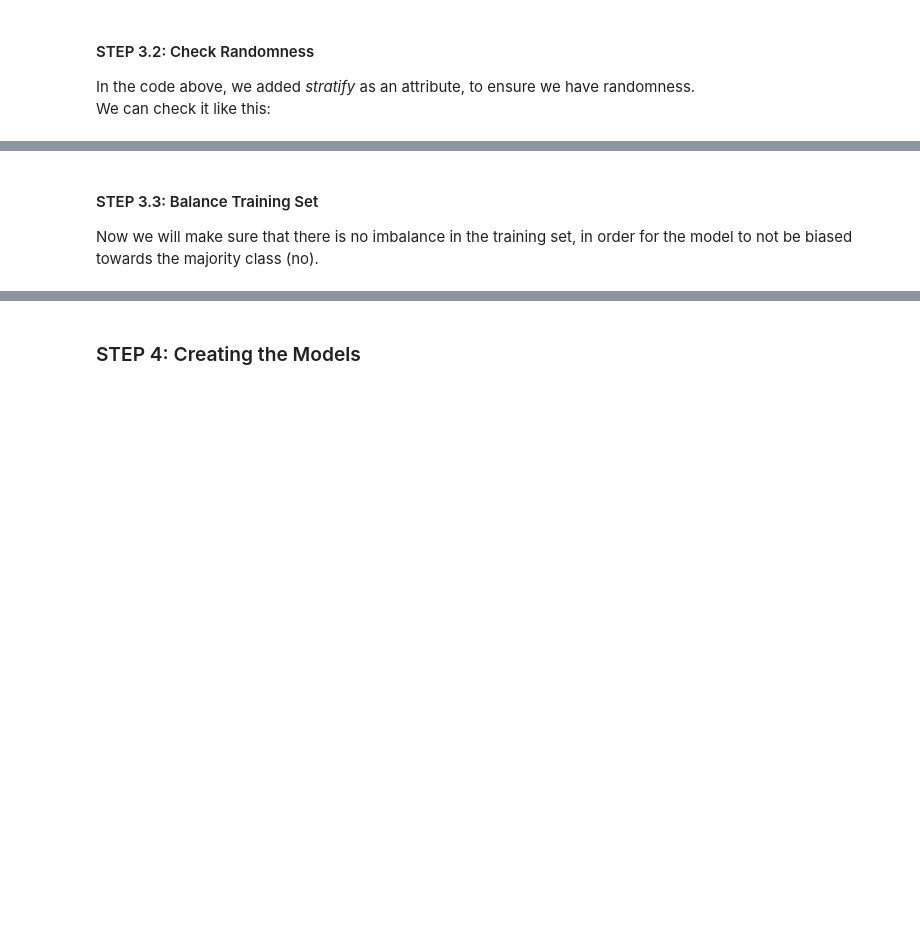
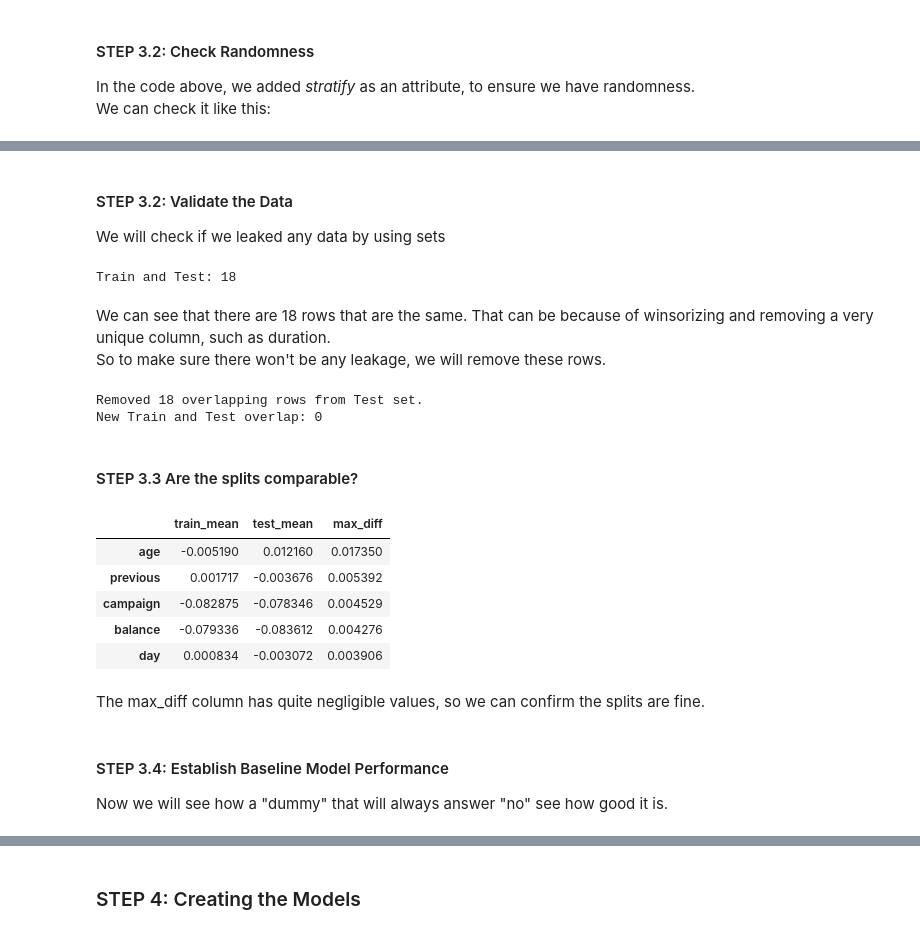
Before and after one commit to alekskadena/bank__datascience, a Jupyter notebook: Project.ipynb, the cells around one changed output, grey strips where cells are left out. Drawn from its saved outputs; the diff is of its cells as text; code cells hidden in the pictures; blank space fills up the shorter version.

Commit message:
Step 3 Complete

```diff
--- a/Project.ipynb
+++ b/Project.ipynb
@@ -392,4 +400,55 @@ Proportion of 'yes' in Test: 0.1170008846947803
+# %% [markdown]
+#### STEP 3.2: Validate the Data
+We will check if we leaked any data by using sets
+# %%
+def row_hash(df_encoded):
+    return pd.util.hash_pandas_object(df_encoded, index=False)
+
+train_hash = set(row_hash(X_train))
+test_hash = set(row_hash(X_test))
+
+print("Train and Test:", len(train_hash & test_hash))
+# %% [output]
+Train and Test: 18
+# %% [markdown]
+We can see that there are 18 rows that are the same. That can be because of winsorizing and removing a very unique column, such as duration.
+So to make sure there won't be any leakage, we will remove these rows.
+# %%
+overlap_hashes = train_hash & test_hash
+
+test_hashes_series = row_hash(X_test)
+is_duplicate = test_hashes_series.isin(overlap_hashes)
+
+X_test = X_test[~is_duplicate].reset_index(drop=True)
+y_test = y_test[~is_duplicate].reset_index(drop=True)
+
+print(f"Removed {is_duplicate.sum()} overlapping rows from Test set.")
+print("New Train and Test overlap:", len(set(row_hash(X_train)) & set(row_hash(X_test))))
+# %% [output]
+Removed 18 overlapping rows from Test set.
+New Train and Test overlap: 0
+# %% [markdown]
+#### STEP 3.3 Are the splits comparable?
+# %%
+num_cols = X_train.select_dtypes(include=[np.number]).columns
+
+summary = pd.DataFrame({
+    "train_mean": X_train[num_cols].mean(),
+    "test_mean": X_test[num_cols].mean()
+})
+
+summary["max_diff"] = summary.max(axis=1) - summary.min(axis=1)
+summary.sort_values("max_diff", ascending=False).head()
+# %% [output]
+|  | train_mean | test_mean | max_diff |
+| age | -0.005190 | 0.012160 | 0.017350 |
+| previous | 0.001717 | -0.003676 | 0.005392 |
+| campaign | -0.082875 | -0.078346 | 0.004529 |
+| balance | -0.079336 | -0.083612 | 0.004276 |
+| day | 0.000834 | -0.003072 | 0.003906 |
+# %% [markdown]
+The max_diff column has quite negligible values, so we can confirm the splits are fine.
 # %% [markdown]
-#### STEP 3.3: Balance Training Set
-Now we will make sure that there is no imbalance in the training set, in order for the model to not be biased towards the majority class (no).
+#### STEP 3.4: Establish Baseline Model Performance
+Now we will see how a "dummy" that will always answer "no" see how good it is.
 # %%
```
Also changed, not shown: parts of 18 cells of this notebook.
